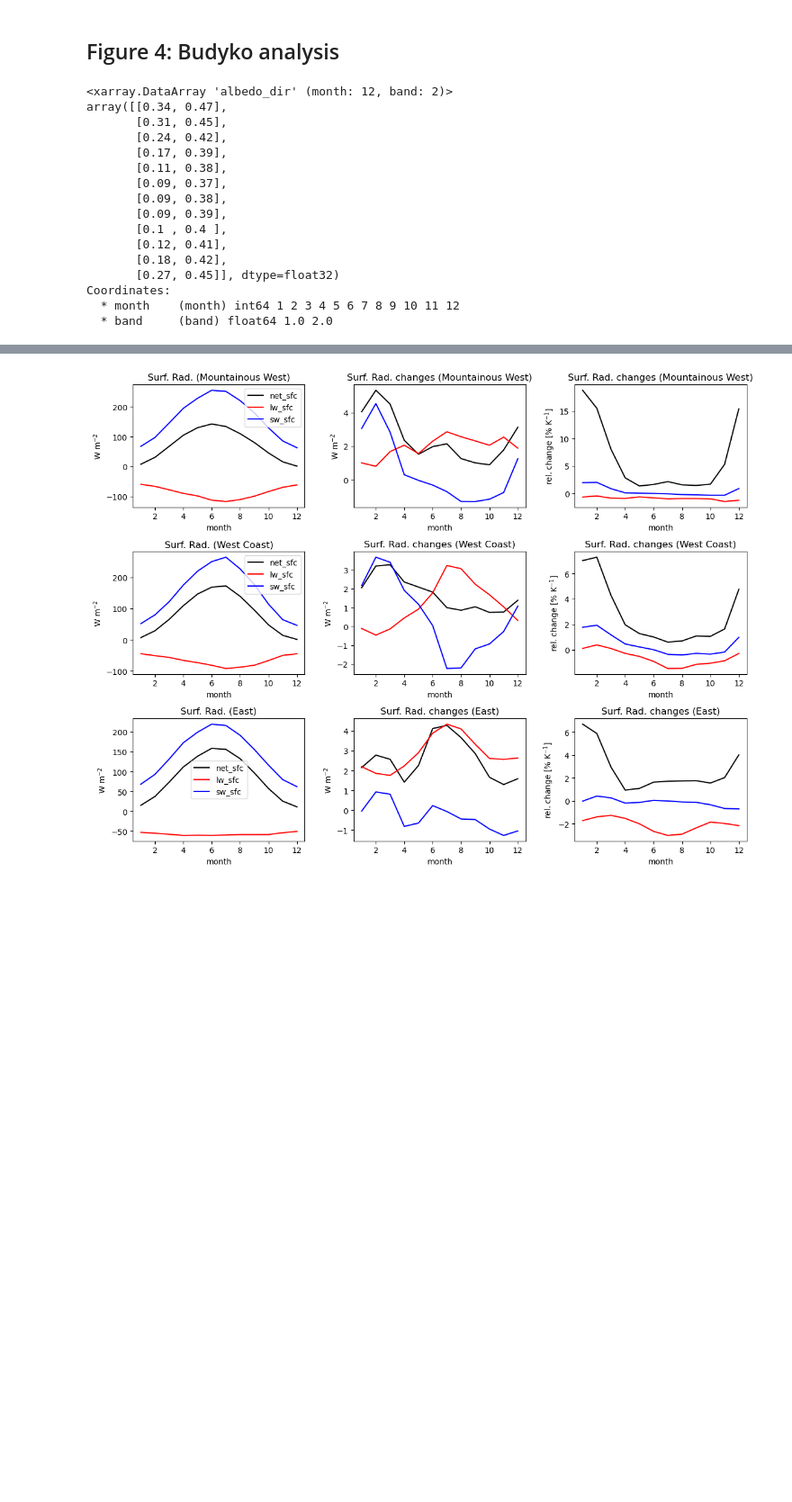
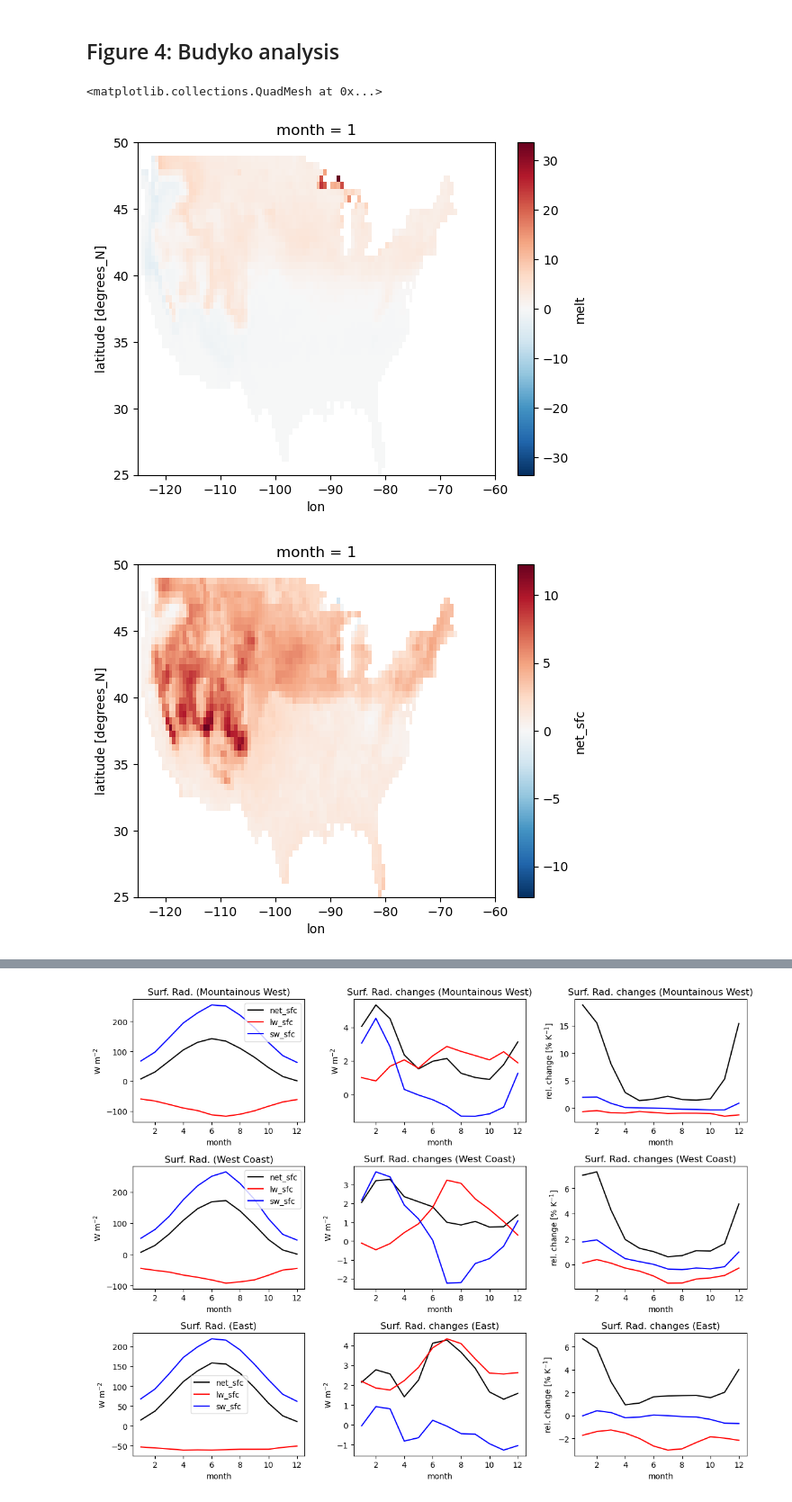
Before and after one commit to Smpljack/AR-analysis, a Jupyter notebook: paper_ncc_figures.ipynb, the cells around one changed output, grey strips where cells are left out. Shown at 90% size. Saved outputs shown, nothing was run; the diff lists cells and outputs as text; code cells hidden in the pictures; blank space fills up the shorter version.

```diff
--- a/paper_ncc_figures.ipynb
+++ b/paper_ncc_figures.ipynb
@@ -736,20 +796,12 @@ east_budyko_p2K = budyko_data_p2K.sel(lon=slice(-100, -67)).mean(dim=['lat', 'lo
-# %%
-# np.round(west_coast_budyko_ctrl.albedo_dir, 2)
-np.round(mountainous_west_budyko_ctrl.albedo_dir, 2)
-# %% [output]
-<xarray.DataArray 'albedo_dir' (month: 12, band: 2)>
-array([[0.34, 0.47],
-       [0.31, 0.45],
-       [0.24, 0.42],
-       [0.17, 0.39],
-       [0.11, 0.38],
-       [0.09, 0.37],
-       [0.09, 0.38],
-       [0.09, 0.39],
-       [0.1 , 0.4 ],
-       [0.12, 0.41],
-       [0.18, 0.42],
-       [0.27, 0.45]], dtype=float32)
-Coordinates:
-  * month    (month) int64 1 2 3 4 5 6 7 8 9 10 11 12
-  * band     (band) float64 1.0 2.0
+# %%
+(budyko_data_p2K.melt*334*1e3 - budyko_data_ctrl.melt*334*1e3).sel(month=1).plot()
+plt.figure()
+(budyko_data_p2K.net_sfc - budyko_data_ctrl.net_sfc).sel(month=1).plot()
+plt.figure()
+(budyko_data_p2K.grnd_flux - budyko_data_ctrl.grnd_flux).sel(month=1).plot()
+plt.figure()
+(budyko_data_ctrl.shflx).sel(month=1).plot()
+# %% [output]
+<matplotlib.collections.QuadMesh at 0x...>
+[figure, added]
+[figure, added]
```
Also changed, not shown: parts of 15 cells of this notebook.
